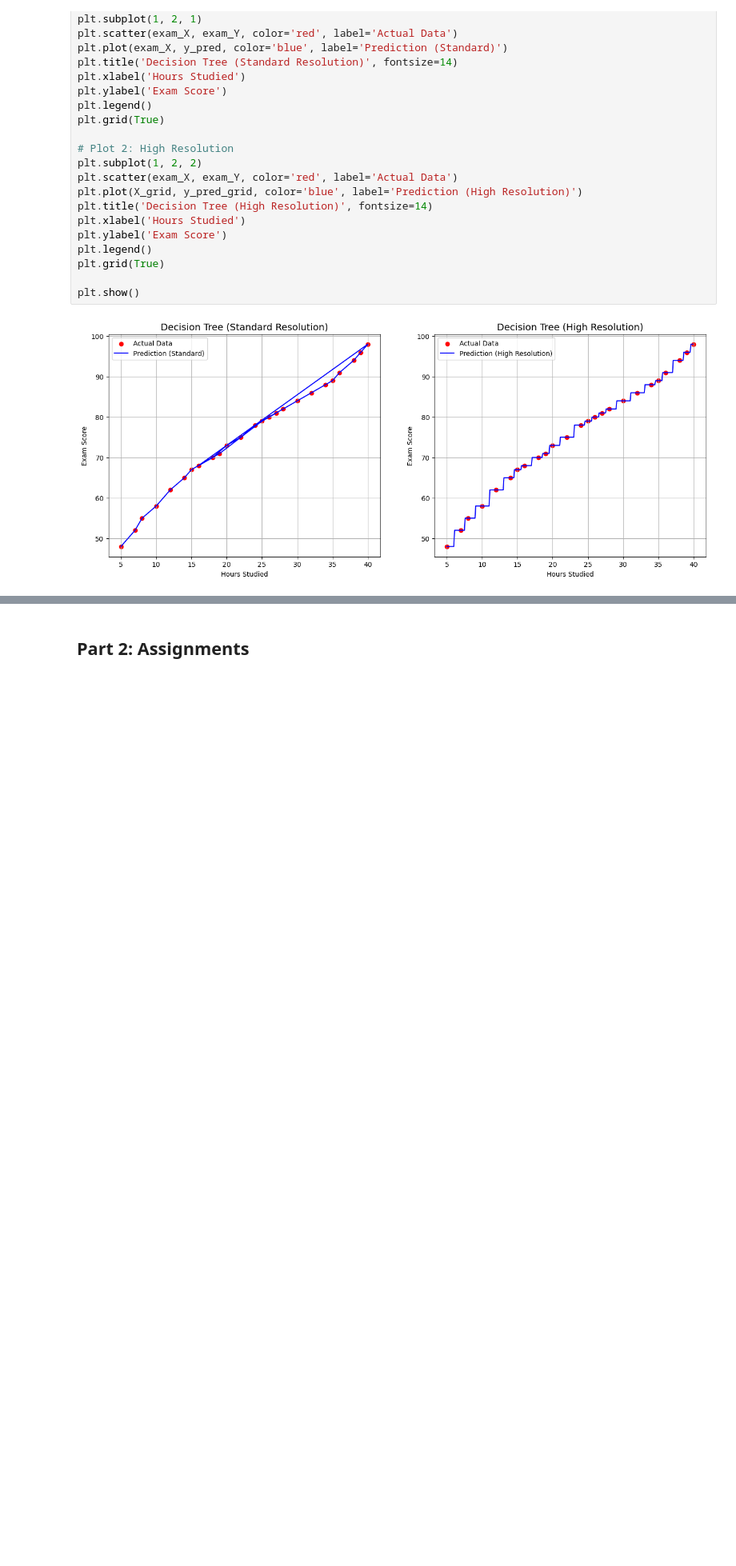
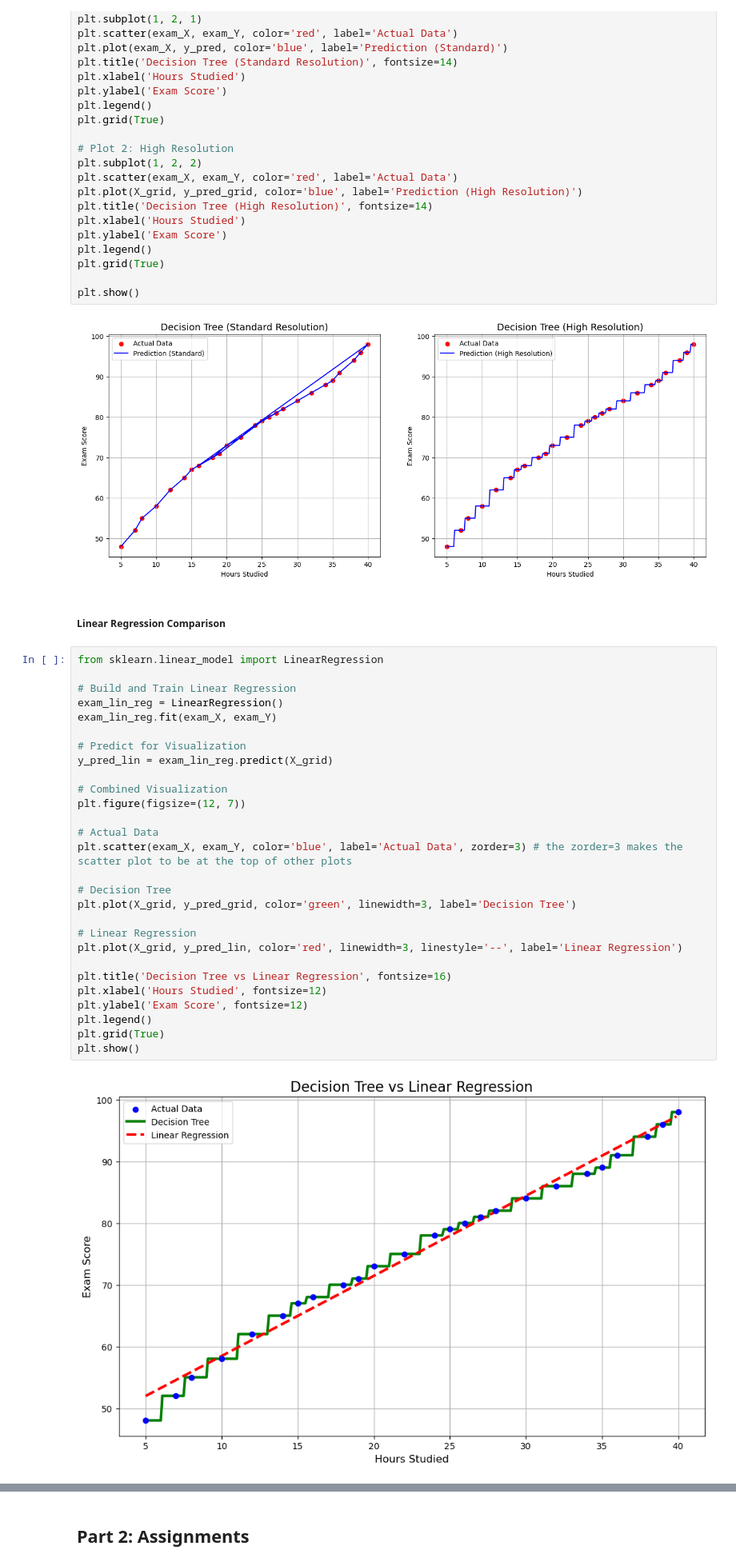
Before and after one commit to Ezerioha-ifeanyi/Week-15-Take-Home, a Jupyter notebook: Take Home.ipynb, the cells around one changed output, grey strips where cells are left out. Shown at 80% size. Cells and saved outputs as stored; diff of their text form; blank space fills up the shorter version.

Commit message:
compared decision tree and linear regression on predicting hours

```diff
--- a/Take Home.ipynb
+++ b/Take Home.ipynb
@@ -445,3 +445,35 @@ plt.grid(True)
 plt.show()
 # %% [output]
 [figure]
+# %% [markdown]
+##### Linear Regression Comparison
+# %%
+from sklearn.linear_model import LinearRegression
+
+# Build and Train Linear Regression
+exam_lin_reg = LinearRegression()
+exam_lin_reg.fit(exam_X, exam_Y)
+
+# Predict for Visualization
+y_pred_lin = exam_lin_reg.predict(X_grid)
+
+# Combined Visualization
+plt.figure(figsize=(12, 7))
+
+# Actual Data
+plt.scatter(exam_X, exam_Y, color='blue', label='Actual Data', zorder=3) # the zorder=3 makes the scatter plot to be at the top of other plots
+
+# Decision Tree
+plt.plot(X_grid, y_pred_grid, color='green', linewidth=3, label='Decision Tree')
+
+# Linear Regression
+plt.plot(X_grid, y_pred_lin, color='red', linewidth=3, linestyle='--', label='Linear Regression')
+
+plt.title('Decision Tree vs Linear Regression', fontsize=16)
+plt.xlabel('Hours Studied', fontsize=12)
+plt.ylabel('Exam Score', fontsize=12)
+plt.legend()
+plt.grid(True)
+plt.show()
+# %% [output]
+[figure, added]
```
Also changed, not shown: parts of 2 cells of this notebook.
